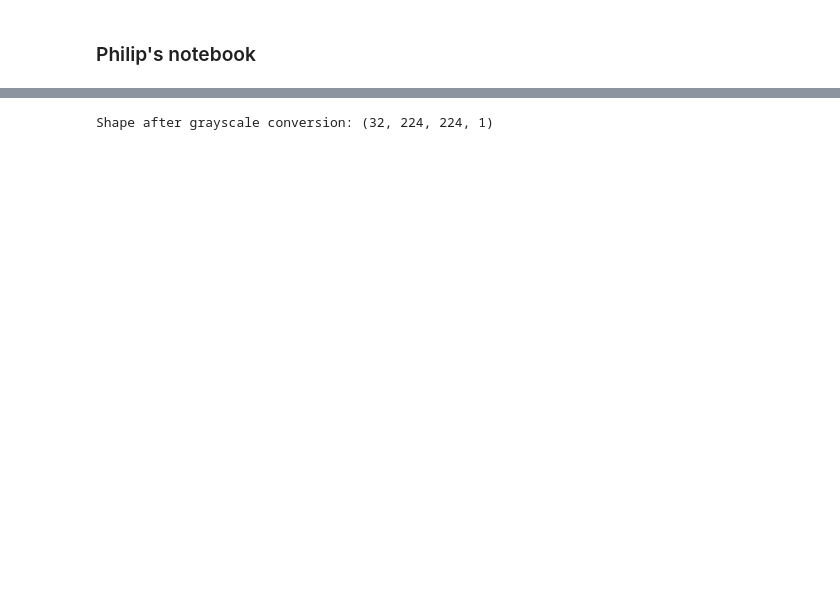
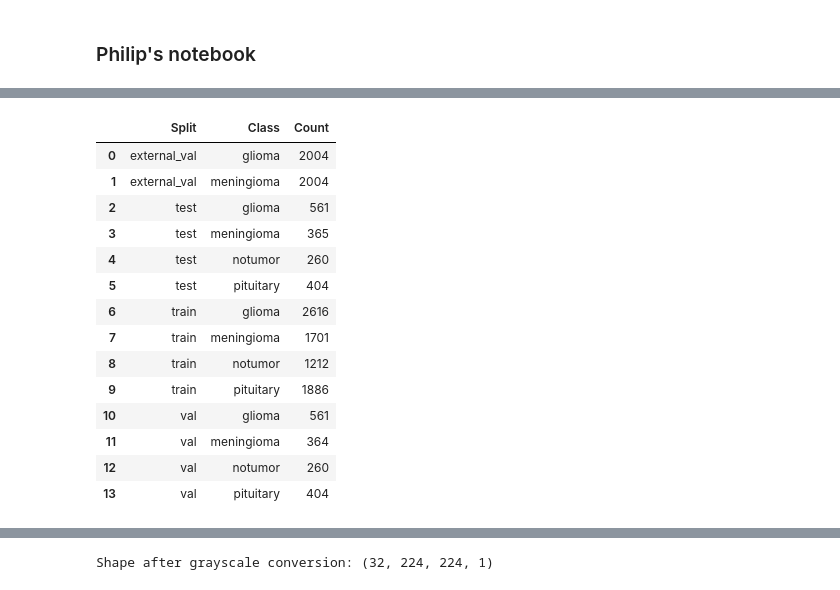
Before and after one commit to simonwilliams32/MRI_project, a Jupyter notebook: notebooks/pw_notebook.ipynb, the cells around one changed output, grey strips where cells are left out. Saved outputs shown, nothing was run; the diff lists cells and outputs as text; code cells hidden in the pictures; blank space fills up the shorter version.

```diff
--- a/notebooks/pw_notebook.ipynb
+++ b/notebooks/pw_notebook.ipynb
@@ -146,0 +697,80 @@ EXTERNAL_VAL_DIR: /users/philipwilson/code/simonwilliams32/MRI_project/raw_data/
+# %%
+def collect_final_images(final_dir):
+    rows = []
+    for split_name in ["train", "val", "test", "external_val"]:
+        for class_name in CANONICAL_CLASSES:
+            class_dir = os.path.join(final_dir, split_name, class_name)
+            if not os.path.exists(class_dir):
+                continue
+
+            for file in os.listdir(class_dir):
+                if not file.lower().endswith(".png"):
+                    continue
+
+                path = os.path.join(class_dir, file)
+                try:
+                    img = preprocess_image(path, img_size=IMG_SIZE)
+                    img_hash = hash_preprocessed_image(img)
+                except Exception as e:
+                    print("Could not hash final image:", path, e)
+                    img_hash = None
+
+                rows.append({
+                    "Split": split_name,
+                    "Class": class_name,
+                    "Path": path,
+                    "Filename": file,
+                    "Hash": img_hash,
+                })
+    return pd.DataFrame(rows)
+
+
+final_check_df = collect_final_images(FINAL_DATASET_DIR)
+
+print("Final total images:", len(final_check_df))
+
+final_counts_df = (
+    final_check_df.groupby(["Split", "Class"])
+    .size()
+    .reset_index(name="Count")
+    .sort_values(["Split", "Class"])
+)
+
+display(final_counts_df)
+
+if final_check_df.empty:
+    leakage_df = pd.DataFrame(columns=final_check_df.columns)
+    within_split_duplicate_df = pd.DataFrame(columns=final_check_df.columns)
+else:
+    leakage_df = (
+        final_check_df.groupby("Hash")
+        .filter(lambda x: x["Split"].nunique() > 1)
+        .sort_values(["Hash", "Split"])
+        .reset_index(drop=True)
+    )
+
+    within_split_duplicate_df = (
+        final_check_df.groupby(["Split", "Hash"])
+        .filter(lambda x: len(x) > 1)
+        .sort_values(["Split", "Hash"])
+        .reset_index(drop=True)
+    )
+
+print("Duplicate leakage across train/val/test/external_val:", len(leakage_df))
+if len(leakage_df) > 0:
+    print("WARNING: Duplicate leakage found across splits.")
+    display(leakage_df.head(100))
+else:
+    print("Good: no duplicate images across final splits.")
+
+print("Duplicate entries within the same split:", len(within_split_duplicate_df))
+if len(within_split_duplicate_df) > 0:
+    display(within_split_duplicate_df.head(100))
+else:
+    print("Good: no duplicate entries within individual splits.")
+
+final_check_df.to_csv(os.path.join(REPORT_DIR, "18_final_dataset_check.csv"), index=False)
+final_counts_df.to_csv(os.path.join(REPORT_DIR, "19_final_dataset_counts.csv"), index=False)
+leakage_df.to_csv(os.path.join(REPORT_DIR, "20_final_split_leakage_check.csv"), index=False)
+within_split_duplicate_df.to_csv(os.path.join(REPORT_DIR, "21_final_within_split_duplicate_check.csv"), index=False)
+# %% [output]
@@ -146,0 +778,15 @@ EXTERNAL_VAL_DIR: /users/philipwilson/code/simonwilliams32/MRI_project/raw_data/
+|  | Split | Class | Count |
+| 0 | external_val | glioma | 2004 |
+| 1 | external_val | meningioma | 2004 |
+| 2 | test | glioma | 561 |
+| 3 | test | meningioma | 365 |
+| 4 | test | notumor | 260 |
+| 5 | test | pituitary | 404 |
+| 6 | train | glioma | 2616 |
+| 7 | train | meningioma | 1701 |
+| 8 | train | notumor | 1212 |
+| 9 | train | pituitary | 1886 |
+| 10 | val | glioma | 561 |
+| 11 | val | meningioma | 364 |
+| 12 | val | notumor | 260 |
+| 13 | val | pituitary | 404 |
```
Also changed, not shown: parts of 45 cells of this notebook.
